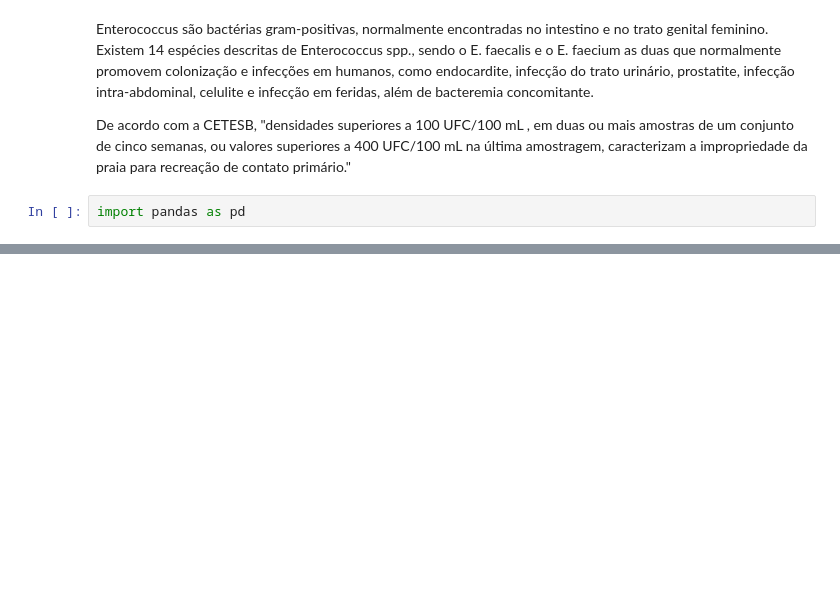
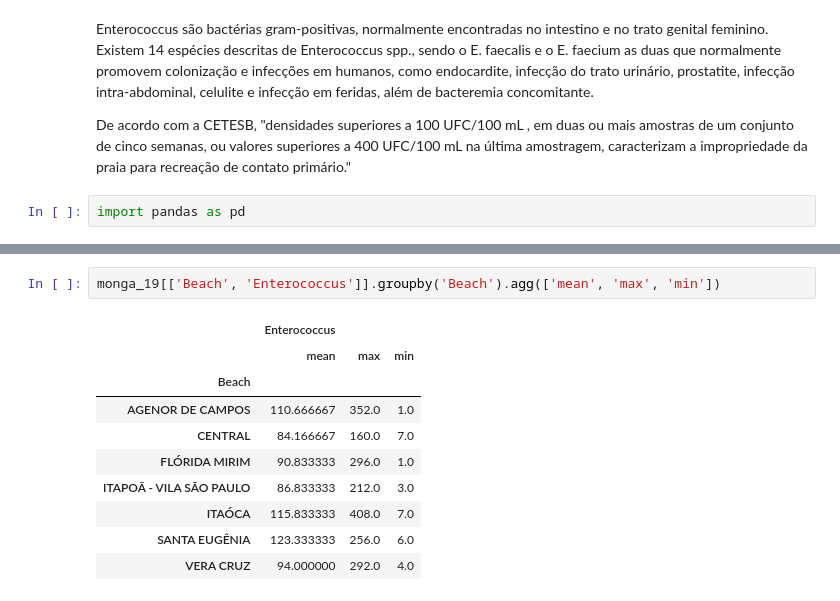
Before and after one commit to paulacca467/projeto-final, a Jupyter notebook: qualidade_agua.ipynb, the cells around one changed output, grey strips where cells are left out. Saved outputs shown, nothing was run; the diff lists cells and outputs as text; blank space fills up the shorter version.

```diff
--- a/qualidade_agua.ipynb
+++ b/qualidade_agua.ipynb
@@ -45,0 +73,13 @@ df2 = df.loc[df['City'] ]
+# %%
+monga_19[['Beach', 'Enterococcus']].groupby('Beach').agg(['mean', 'max', 'min'])
+# %% [output]
+|  | Enterococcus |  |  |
+|  | mean | max | min |
+| Beach |  |  |  |
+| AGENOR DE CAMPOS | 110.666667 | 352.0 | 1.0 |
+| CENTRAL | 84.166667 | 160.0 | 7.0 |
+| FLÓRIDA MIRIM | 90.833333 | 296.0 | 1.0 |
+| ITAPOÃ - VILA SÃO PAULO | 86.833333 | 212.0 | 3.0 |
+| ITAÓCA | 115.833333 | 408.0 | 7.0 |
+| SANTA EUGÊNIA | 123.333333 | 256.0 | 6.0 |
+| VERA CRUZ | 94.000000 | 292.0 | 4.0 |
```
Also changed, not shown: parts of 11 cells of this notebook.
